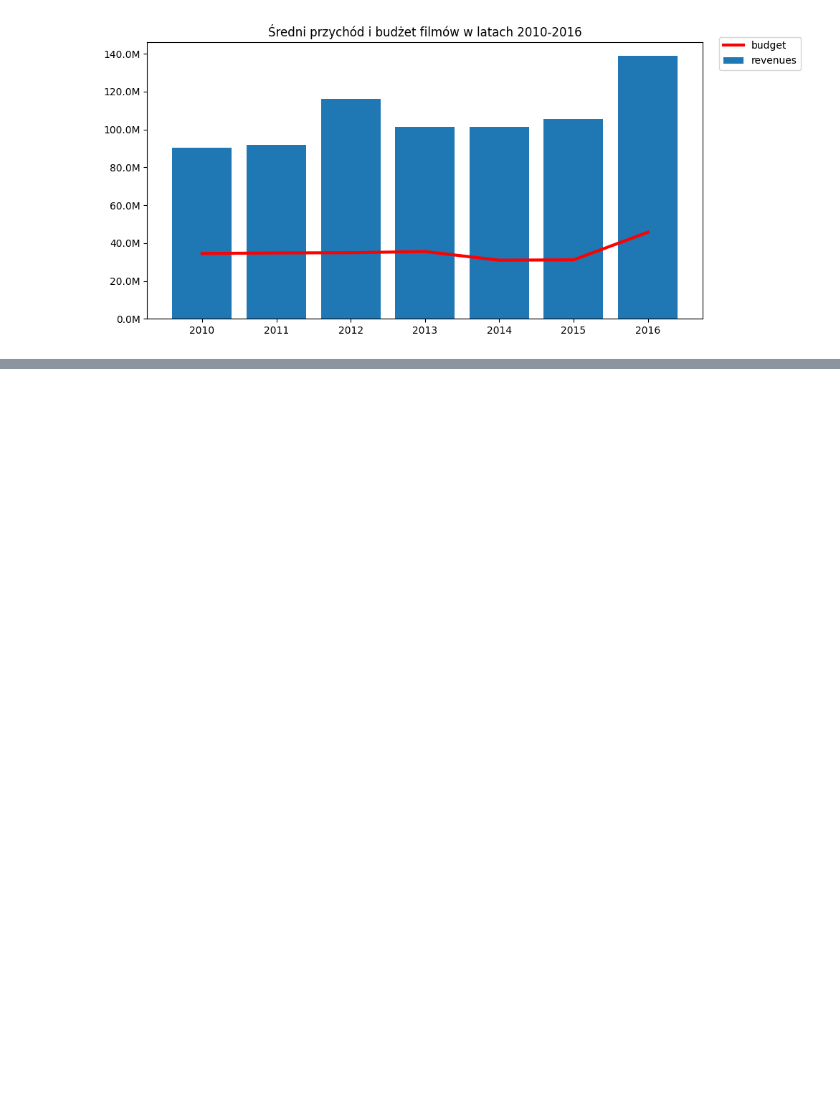
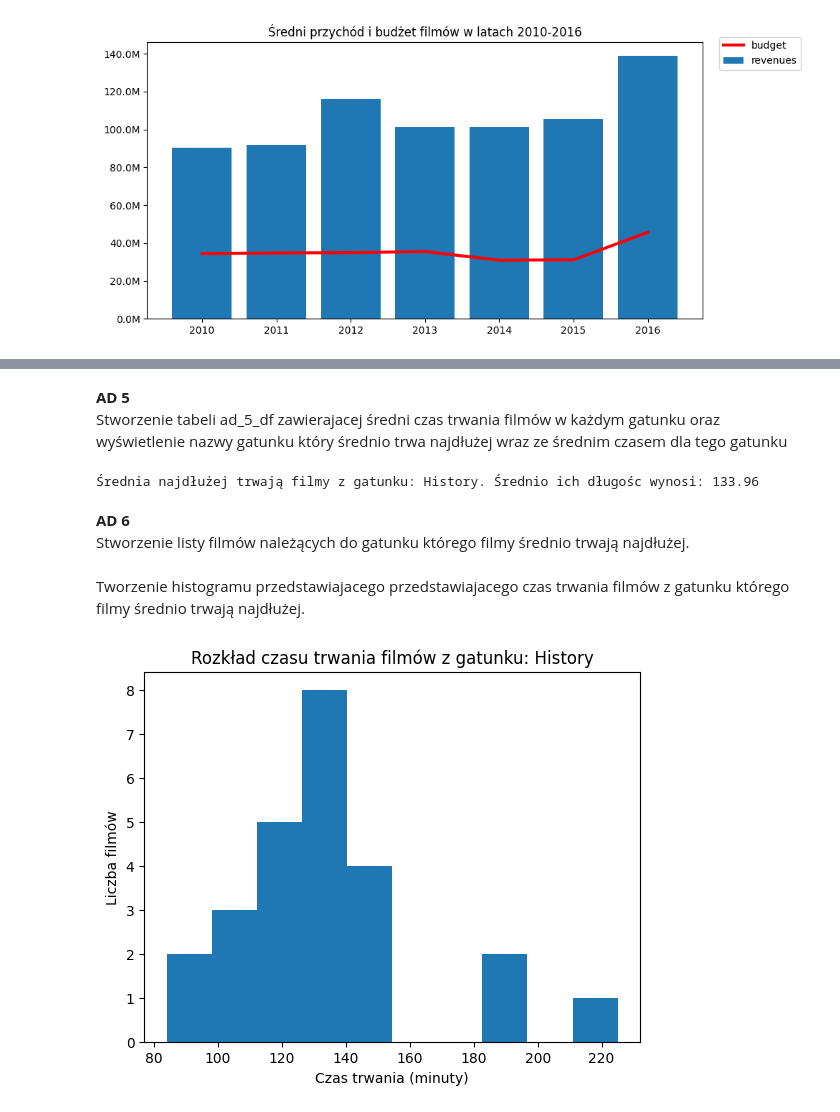
Before and after one commit to WojciechDzimira/kodilla-modu-9, a Jupyter notebook: zadanie_baza_filmow/baza_filmow.ipynb, the cells around one changed output, grey strips where cells are left out. Drawn from its saved outputs; the diff is of its cells as text; code cells hidden in the pictures; blank space fills up the shorter version.

Commit message:
docs: include headers, task descriptions, and plot interpretation labels

```diff
--- a/zadanie_baza_filmow/baza_filmow.ipynb
+++ b/zadanie_baza_filmow/baza_filmow.ipynb
@@ -52,0 +79,2 @@ plt.show()
+# %%
+genres_df.rename(columns={'Unnamed: 0':'genre_id'}, inplace=True)
@@ -52,0 +83,2 @@ plt.show()
+# %%
+ad_3_df = pd.merge(movies_df, genres_df, on='genre_id')
@@ -52,0 +93,25 @@ plt.show()
+# %% [markdown]
+**AD 5**
+Stworzenie tabeli ad_5_df zawierajacej średni czas trwania filmów w każdym gatunku oraz wyświetlenie nazwy gatunku który średnio trwa najdłużej wraz ze średnim czasem dla tego gatunku
+# %%
+ad_5_df = ad_3_df.pivot_table(values=['runtime'],index='genres',aggfunc=np.mean)
+print(f"Średnia najdłużej trwają filmy z gatunku: {ad_5_df['runtime'].idxmax()}. Średnio ich długośc wynosi: {ad_5_df['runtime'].max()}")
+# %% [output]
+Średnia najdłużej trwają filmy z gatunku: History. Średnio ich długośc wynosi: 133.96
+# %% [markdown]
+**AD 6**
+Stworzenie listy filmów należących do gatunku którego filmy średnio trwają najdłużej.
+# %%
+ad_6_df = ad_3_df[ad_3_df['genres'] == ad_5_df['runtime'].idxmax()]
+# %% [markdown]
+Tworzenie histogramu przedstawiajacego przedstawiajacego czas trwania filmów z gatunku którego filmy średnio trwają najdłużej.
+# %%
+plt.hist(ad_6_df['runtime'])
+
+plt.title(f'Rozkład czasu trwania filmów z gatunku: {ad_5_df['runtime'].idxmax()}')
+plt.xlabel('Czas trwania (minuty)')
+plt.ylabel('Liczba filmów')
+
+plt.show()
+# %% [output]
+[figure, added]
```
Also changed, not shown: parts of 19 cells of this notebook.
